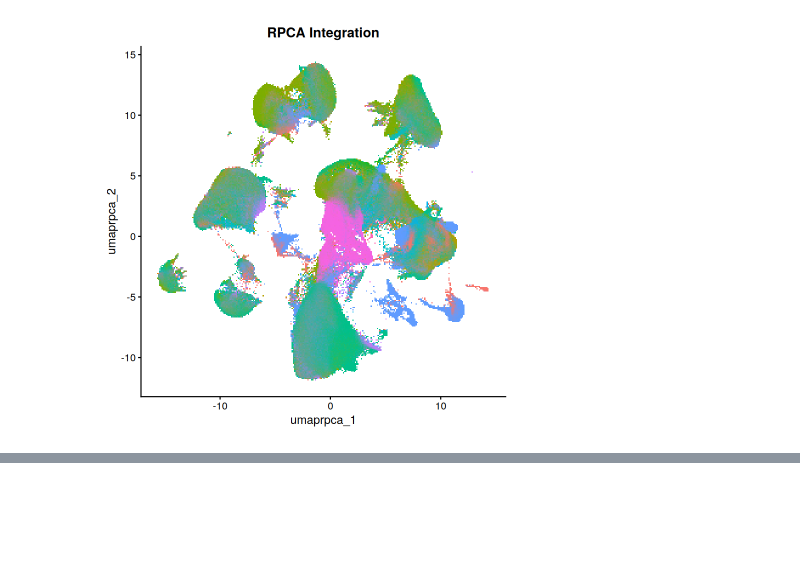
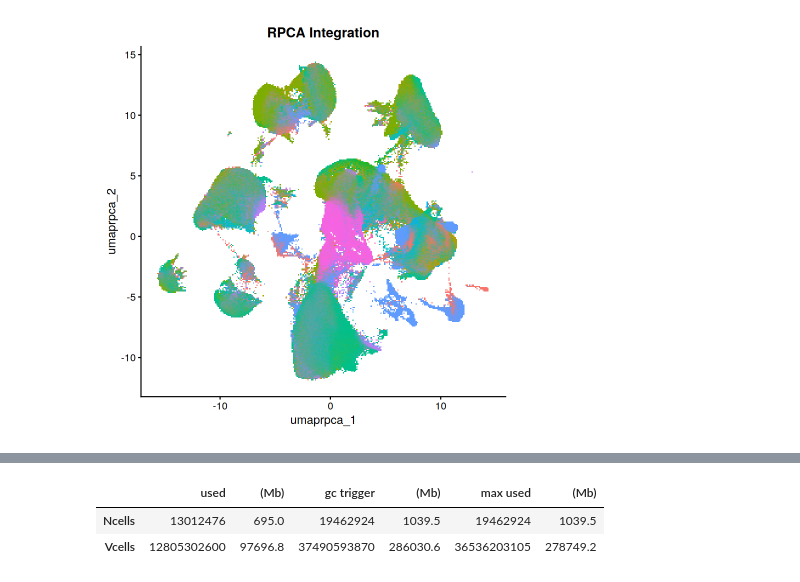
Before and after one commit to FY10086/Prostate-Altas, a Jupyter notebook: 02-Integration.ipynb, the cells around one changed output, grey strips where cells are left out. Drawn from its saved outputs; the diff is of its cells as text; code cells hidden in the pictures; blank space fills up the shorter version.

```diff
--- a/02-Integration.ipynb
+++ b/02-Integration.ipynb
@@ -37,14 +37,15 @@ Loading required package: BiocParallel
 
 Loading required package: reticulate
 # %%
-seu = qs::qread("/home/data/tanglei/project/prostate_altas/output/Seurat_QC.qs")
+# seu = qs::qread("/home/data/tanglei/project/prostate_altas/output/Seurat_QC.qs")
+seu = qs::qread("/home/data/tanglei/project/prostate_altas/output/02/Seurat_Integration.qs")
 # %%
 #### ========== 关键参数设定 ========== ####
 batch_var   <- "GSE.ID"   # <-- 手动修改批次变量（可选 "orig.ident" / "GSE.ID" 或 metadata 中的任意列）
 celltype_var <- "celltype"     # <-- 细胞类型列名，scANVI 需要
 n_hvg       <- 3000            # HVG 数量
 n_pcs       <- 50              # PCA 维度
-n_dims      <- 1:30            # 下游用的 PCA 维度范围
+n_dims      <- 1:n_pcs         # 下游统一使用 50 维用于 benchmark
 
 output_dir <- "/home/data/tanglei/project/prostate_altas/output/02"
 
@@ -189,14 +190,10 @@ t_mnn <- system.time({
     object = seu,
     method = FastMNNIntegration,
     orig.reduction = "pca",
-    new.reduction = "integrated.mnn",
+    new.reduction = "mnn",
     verbose = FALSE
   )
 })
 cat("FastMNN 耗时:", t_mnn["elapsed"], "秒\n")
 
-seu <- RunUMAP(seu, reduction = "integrated.mnn", dims = n_dims,
-               reduction.name = "umap.mnn", verbose = FALSE)
-DimPlot(seu, reduction = "umap.mnn", group.by = batch_var,
-        raster = TRUE, raster.dpi = c(300, 300)) +
-  ggtitle("FastMNN Integration") + NoLegend()
+qs::qsave(seu, "/home/data/tanglei/project/prostate_altas/output/02/Seurat_Integration.qs")
@@ -229,22 +231,78 @@ t_liger <- system.time({
   liger_obj <- scaleNotCenter(liger_obj)
 
   ## 运行 iNMF（online iNMF 适用于大数据集）
-  k_val <- 30
+  k_val <- 50
   liger_obj <- runIntegration(liger_obj, k = k_val, method = "iNMF")
   liger_obj <- quantileNorm(liger_obj)
 
   ## 提取 H 矩阵（cell embedding）
   H_norm <- getMatrix(liger_obj, "H.norm")
+  H_norm <- as.matrix(H_norm)
 
-  ## 对齐 cell 顺序
-  H_norm <- H_norm[colnames(seu), ]
-  colnames(H_norm) <- paste0("iNMF_", seq_len(ncol(H_norm)))
+  ## 对齐 cell 顺序（兼容 rliger 自动添加 batch 前缀）
+  cells_seu <- colnames(seu)
+  batches_chr <- as.character(batches)
+
+  strip_batch_prefix <- function(x, batch_names) {
+    out <- as.character(x)
+    for (b in batch_names) {
+      pref <- paste0(b, "_")
+      hit <- startsWith(out, pref)
+      out[hit] <- substring(out[hit], nchar(pref) + 1L)
+    }
+    out
+  }
+
+  if (!is.null(rownames(H_norm)) && all(cells_seu %in% rownames(H_norm))) {
+    H_norm <- H_norm[cells_seu, , drop = FALSE]
+  } else if (!is.null(colnames(H_norm)) && all(cells_seu %in% colnames(H_norm))) {
+    ## 如果 cells 在列，转置成 cells x factors
+    H_norm <- t(H_norm[, cells_seu, drop = FALSE])
+  } else if (!is.null(rownames(H_norm)) && all(cells_seu %in% strip_batch_prefix(rownames(H_norm), batches_chr))) {
+    rn_norm <- strip_batch_prefix(rownames(H_norm), batches_chr)
+    idx <- match(cells_seu, rn_norm)
+    H_norm <- H_norm[idx, , drop = FALSE]
+    rownames(H_norm) <- cells_seu
+  } else if (!is.null(colnames(H_norm)) && all(cells_seu %in% strip_batch_prefix(colnames(H_norm), batches_chr))) {
+    cn_norm <- strip_batch_prefix(colnames(H_norm), batches_chr)
+    idx <- match(cells_seu, cn_norm)
+    H_norm <- t(H_norm[, idx, drop = FALSE])
+    rownames(H_norm) <- cells_seu
+  } else {
+    ## 名字仍无法匹配时，按构建 raw_data_list 时的顺序重建映射
+    cells_by_batch <- unlist(lapply(batches_chr, function(b) {
+      colnames(counts_mat)[which(batch_labels == b)]
+    }), use.names = FALSE)
+
+    if (nrow(H_norm) == length(cells_by_batch)) {
+      rownames(H_norm) <- cells_by_batch
+      H_norm <- H_norm[cells_seu, , drop = FALSE]
+    } else if (ncol(H_norm) == length(cells_by_batch)) {
+      H_norm <- t(H_norm)
+      rownames(H_norm) <- cells_by_batch
+      H_norm <- H_norm[cells_seu, , drop = FALSE]
+    } else {
+      common_r <- if (is.null(rownames(H_norm))) NA_integer_ else length(intersect(cells_seu, rownames(H_norm)))
+      common_c <- if (is.null(colnames(H_norm))) NA_integer_ else length(intersect(cells_seu, colnames(H_norm)))
+      common_r_strip <- if (is.null(rownames(H_norm))) NA_integer_ else length(intersect(cells_seu, strip_batch_prefix(rownames(H_norm), batches_chr)))
+      common_c_strip <- if (is.null(colnames(H_norm))) NA_integer_ else length(intersect(cells_seu, strip_batch_prefix(colnames(H_norm), batches_chr)))
+      stop(paste0(
+        "H.norm 无法与 Seurat 细胞名对齐。\n",
+        "- Seurat cells: ", length(cells_seu), "\n",
+        "- H.norm dim: ", paste(dim(H_norm), collapse = " x "), "\n",
+        "- H.norm rownames: ", if (is.null(rownames(H_norm))) "NULL" else "present", " (common=", common_r, ", strip_common=", common_r_strip, ")\n",
+        "- H.norm colnames: ", if (is.null(colnames(H_norm))) "NULL" else "present", " (common=", common_c, ", strip_common=", common_c_strip, ")\n"
+      ))
+    }
+  }
+
+  colnames(H_norm) <- paste0("liger_", seq_len(ncol(H_norm)))
 })
 
 ## 存入 Seurat
 seu[["liger"]] <- CreateDimReducObject(
   embeddings = as.matrix(H_norm),
-  key = "iNMF_",
+  key = "liger_",
   assay = "RNA"
 )
 cat("LIGER 耗时:", t_liger["elapsed"], "秒\n")
@@ -253,8 +311,5 @@ cat("LIGER 耗时:", t_liger["elapsed"], "秒\n")
 rm(seu_tmp, counts_mat, batch_labels, batches, raw_data_list, liger_obj, H_norm)
 gc()
 
-seu <- RunUMAP(seu, reduction = "liger", dims = 1:k_val,
-               reduction.name = "umap.liger", verbose = FALSE)
-DimPlot(seu, reduction = "umap.liger", group.by = batch_var,
-        raster = TRUE, raster.dpi = c(300, 300)) +
-  ggtitle("LIGER (iNMF) Integration") + NoLegend()
+qs::qsave(seu, "/home/data/tanglei/project/prostate_altas/output/02/Seurat_Integration.qs")
+# %% [output]
@@ -261,3 +336,6 @@ DimPlot(seu, reduction = "umap.liger", group.by = batch_var,
+|  | used | (Mb) | gc trigger | (Mb) | max used | (Mb) |
+| Ncells | 13012476 | 695.0 | 19462924 | 1039.5 | 19462924 | 1039.5 |
+| Vcells | 12805302600 | 97696.8 | 37490593870 | 286030.6 | 36536203105 | 278749.2 |
 # %%
 #### ========== Part 4: Conos 整合 ========== ####
 cat(">>> Conos Integration 开始...\n")
```
Also changed, not shown: parts of 17 cells of this notebook, 3 other files.
